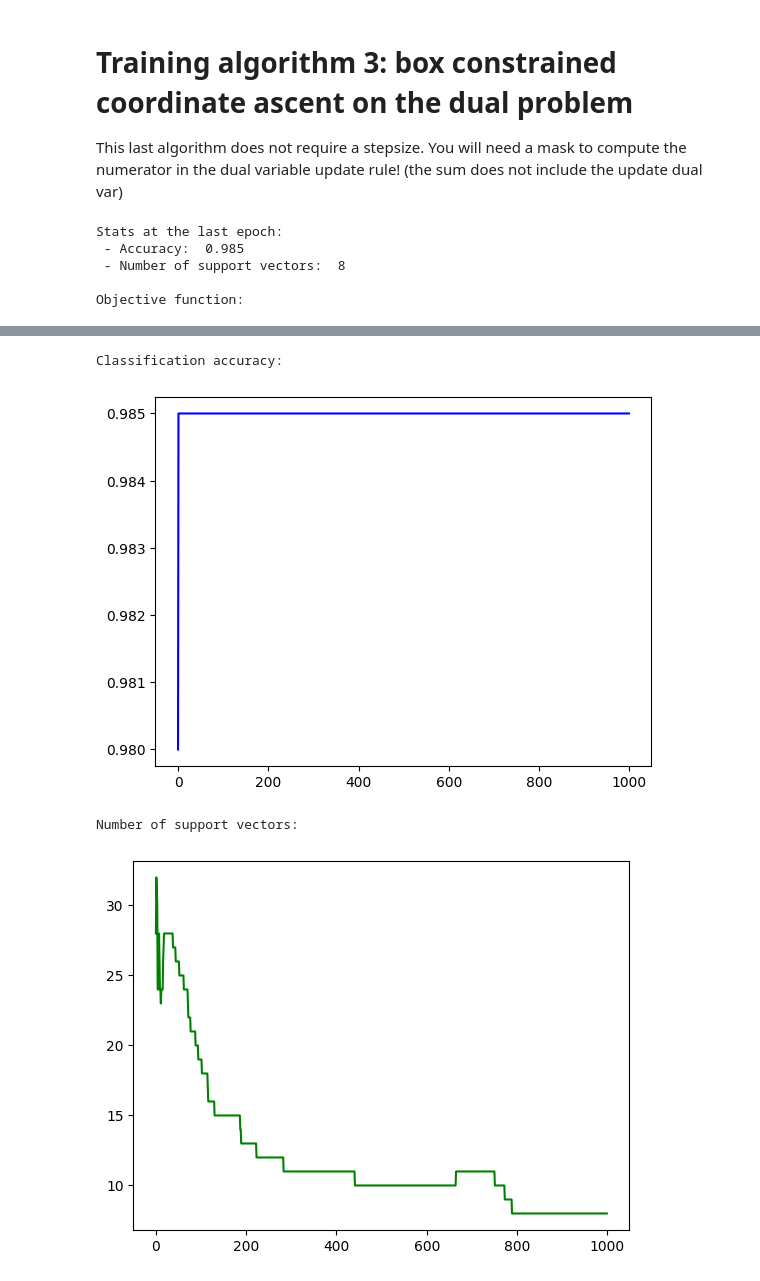
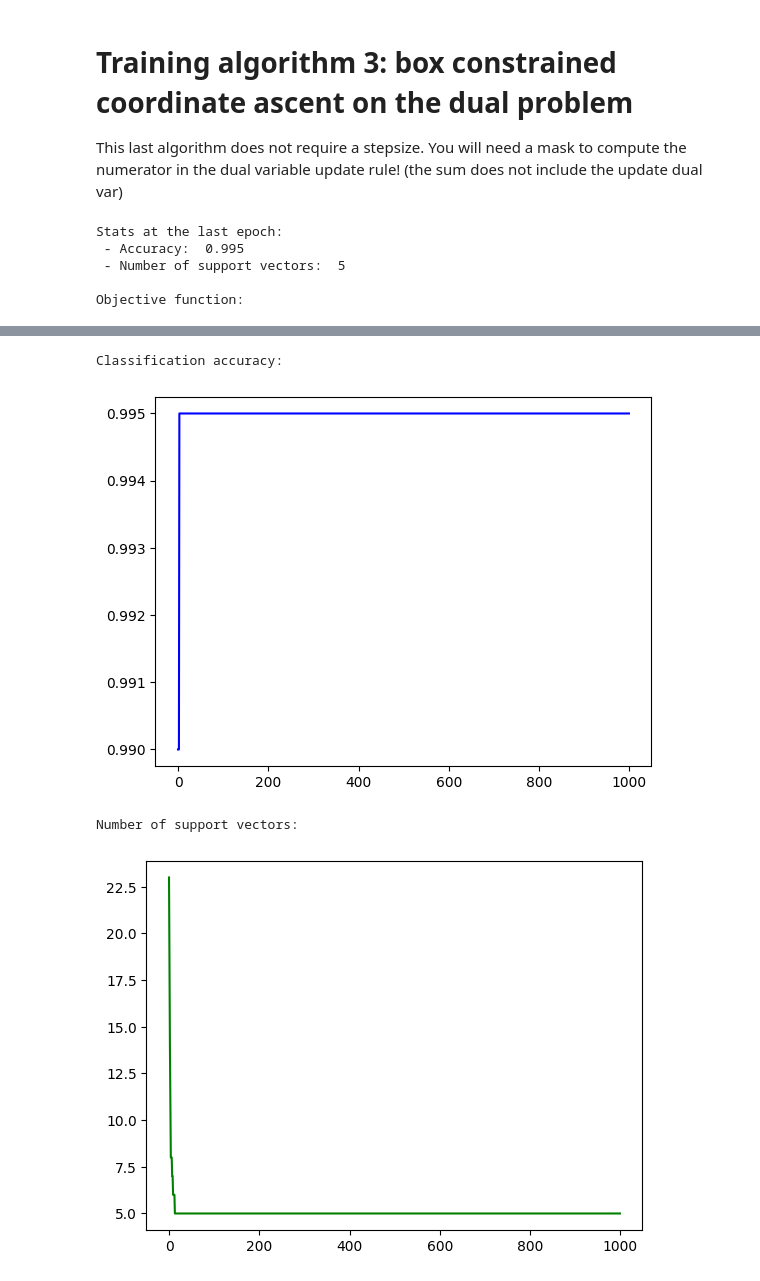
Before and after one commit to Maxime-Jauroyon/Univ-SVM-algo, a Jupyter notebook: Lab_Assignment.ipynb, the cells around one changed output, grey strips where cells are left out. Saved outputs shown, nothing was run; the diff lists cells and outputs as text; code cells hidden in the pictures.

```diff
--- a/Lab_Assignment.ipynb
+++ b/Lab_Assignment.ipynb
@@ -460,13 +460,13 @@ Y = np.diag(y_gold)
 for _ in range(n_epochs):
     # compute the object
     # TODO
-    obj = -dual_vars.sum(axis=0)-regularization_weight/2*( dual_vars.T @ Y_gold @ X @ X.T @ Y_gold @ dual_vars)
+    obj = -dual_vars.sum(axis=0)-1/(2*regularization_weight)*( dual_vars.T @ Y_gold @ X @ X.T @ Y_gold @ dual_vars)
 
     objective_per_epoch.append(obj)
 
     # compute gradient
     # TODO
-    grad = -1- regularization_weight*(Y_gold.T @ X @ X.T @ Y_gold @dual_vars)
+    grad = -1- (1/regularization_weight)*(Y_gold.T @ X @ X.T @ Y_gold @dual_vars)
     # projected sub-gradient step
     # you can use np.clip to project the new dual variables in the feasible space
     # TODO
@@ -556,7 +556,7 @@ support_vectors = list()
 Q = -Y_gold @ X @ X.T @ Y_gold
 for _ in range(n_epochs):
     # compute objective
-    obj = (regularization_weight/2 * dual_vars.T @ Q @ dual_vars) -dual_vars.sum(axis=0)
+    obj = (1/(2*regularization_weight) * dual_vars.T @ Q @ dual_vars) -dual_vars.sum(axis=0)
     objective_per_epoch.append(obj)
 
     # for each coordinate
@@ -565,7 +565,7 @@ for _ in range(n_epochs):
         # TODO
         mask = np.ones(X.shape[0], dtype=bool)
         mask[k] = False
-        dual_vars[k] = np.clip((1-dual_vars[mask].T @ Q[k,mask])/(Q[k,k]), -1, 0)
+        dual_vars[k] = np.clip((1-(1/regularization_weight)*dual_vars[mask].T @ Q[k,mask])/(Q[k,k]), -1, 0)
 
 
 
@@ -597,7 +597,7 @@ plt.plot(support_vectors, color="green")
 plt.show()
 # %% [output]
 Stats at the last epoch:
- - Accuracy:  0.985
- - Number of support vectors:  8
+ - Accuracy:  0.995
+ - Number of support vectors:  5
 
 Objective function:
@@ -605,7 +605,7 @@ Objective function:
 Classification accuracy:
 [figure]
 Number of support vectors:
-[figure, old version]
+[figure, new version]
 # %%
 # This plot will show the support vectors in red together with the separating hyperplane,
 # i.e. the blue points have a dual variable = 0
```
Also changed, not shown: parts of 9 cells of this notebook.
